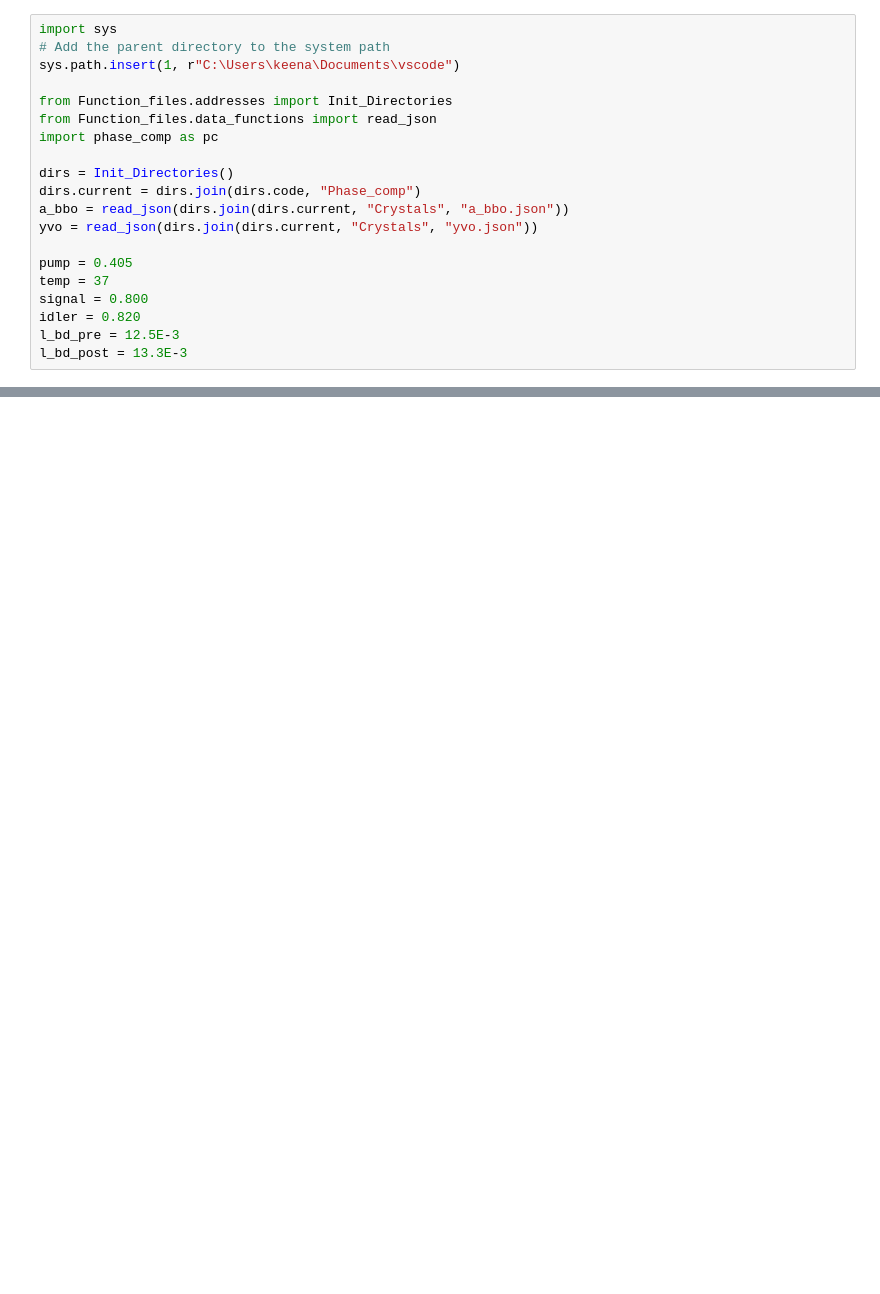
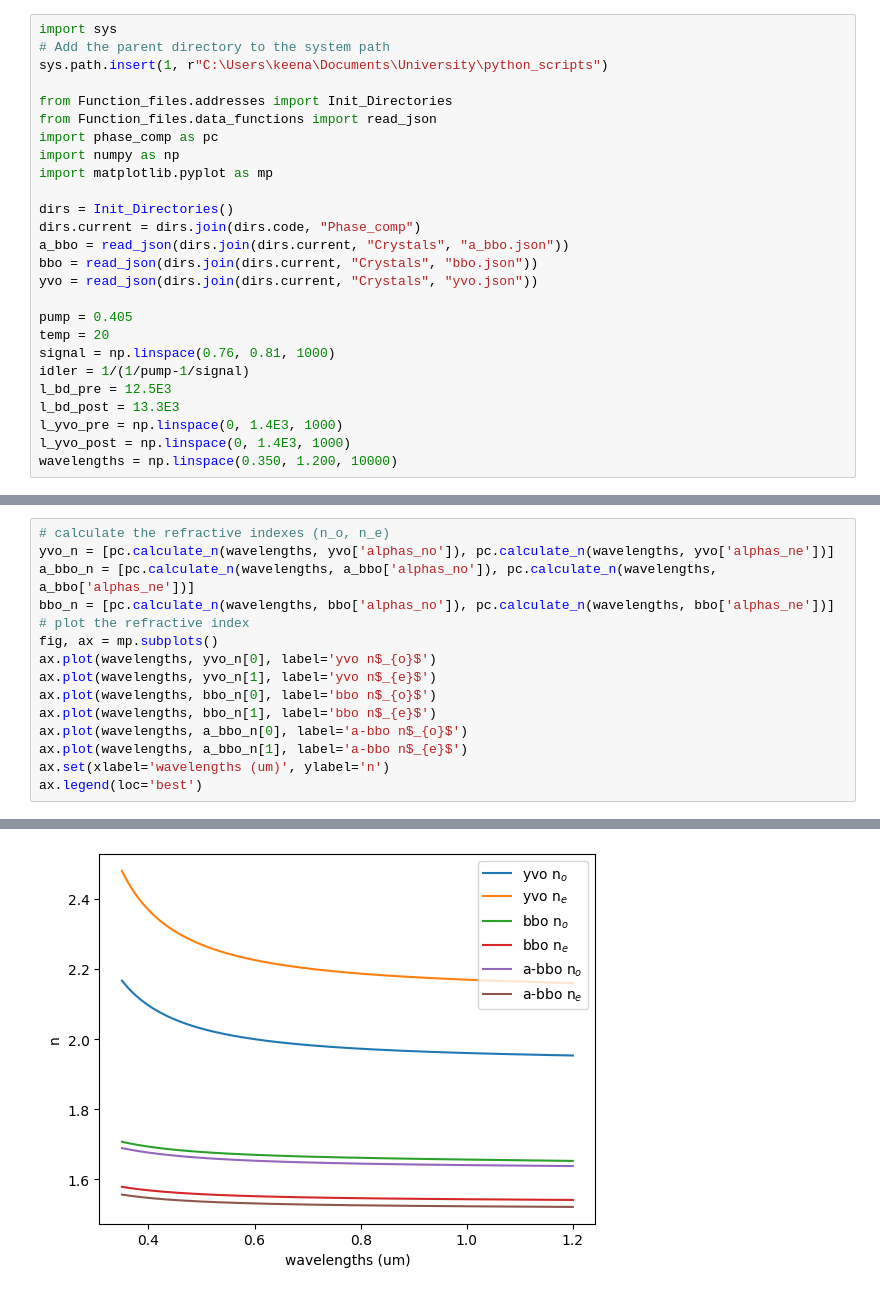
Before and after one commit to SMK-UK/PhaseComp, a Jupyter notebook: phase_compy.ipynb, the cells around one changed output, grey strips where cells are left out. Cells and saved outputs as stored; diff of their text form; blank space fills up the shorter version.

```diff
--- a/phase_compy.ipynb
+++ b/phase_compy.ipynb
@@ -1,20 +1,26 @@
 # %%
 import sys
 # Add the parent directory to the system path
-sys.path.insert(1, r"C:\Users\keena\Documents\vscode")
+sys.path.insert(1, r"C:\Users\keena\Documents\University\python_scripts")
 
 from Function_files.addresses import Init_Directories
 from Function_files.data_functions import read_json
 import phase_comp as pc
+import numpy as np
+import matplotlib.pyplot as mp
 
 dirs = Init_Directories()
 dirs.current = dirs.join(dirs.code, "Phase_comp")
 a_bbo = read_json(dirs.join(dirs.current, "Crystals", "a_bbo.json"))
+bbo = read_json(dirs.join(dirs.current, "Crystals", "bbo.json"))
 yvo = read_json(dirs.join(dirs.current, "Crystals", "yvo.json"))
 
 pump = 0.405
-temp = 37
-signal = 0.800
-idler = 0.820
-l_bd_pre = 12.5E-3
-l_bd_post = 13.3E-3
+temp = 20
+signal = np.linspace(0.76, 0.81, 1000)
+idler = 1/(1/pump-1/signal)
+l_bd_pre = 12.5E3
+l_bd_post = 13.3E3
+l_yvo_pre = np.linspace(0, 1.4E3, 1000)
+l_yvo_post = np.linspace(0, 1.4E3, 1000)
+wavelengths = np.linspace(0.350, 1.200, 10000)
@@ -51,0 +30,16 @@ np.float64(-12589.01155470399)
+# %%
+# calculate the refractive indexes (n_o, n_e)
+yvo_n = [pc.calculate_n(wavelengths, yvo['alphas_no']), pc.calculate_n(wavelengths, yvo['alphas_ne'])]
+a_bbo_n = [pc.calculate_n(wavelengths, a_bbo['alphas_no']), pc.calculate_n(wavelengths, a_bbo['alphas_ne'])]
+bbo_n = [pc.calculate_n(wavelengths, bbo['alphas_no']), pc.calculate_n(wavelengths, bbo['alphas_ne'])]
+# plot the refractive index
+fig, ax = mp.subplots()
+ax.plot(wavelengths, yvo_n[0], label='yvo n$_{o}$')
+ax.plot(wavelengths, yvo_n[1], label='yvo n$_{e}$')
+ax.plot(wavelengths, bbo_n[0], label='bbo n$_{o}$')
+ax.plot(wavelengths, bbo_n[1], label='bbo n$_{e}$')
+ax.plot(wavelengths, a_bbo_n[0], label='a-bbo n$_{o}$')
+ax.plot(wavelengths, a_bbo_n[1], label='a-bbo n$_{e}$')
+ax.set(xlabel='wavelengths (um)', ylabel='n')
+ax.legend(loc='best')
+# %% [output]
@@ -51,0 +47 @@ np.float64(-12589.01155470399)
+[figure, added]
```
Also changed, not shown: parts of 24 cells of this notebook, 2 other files.
